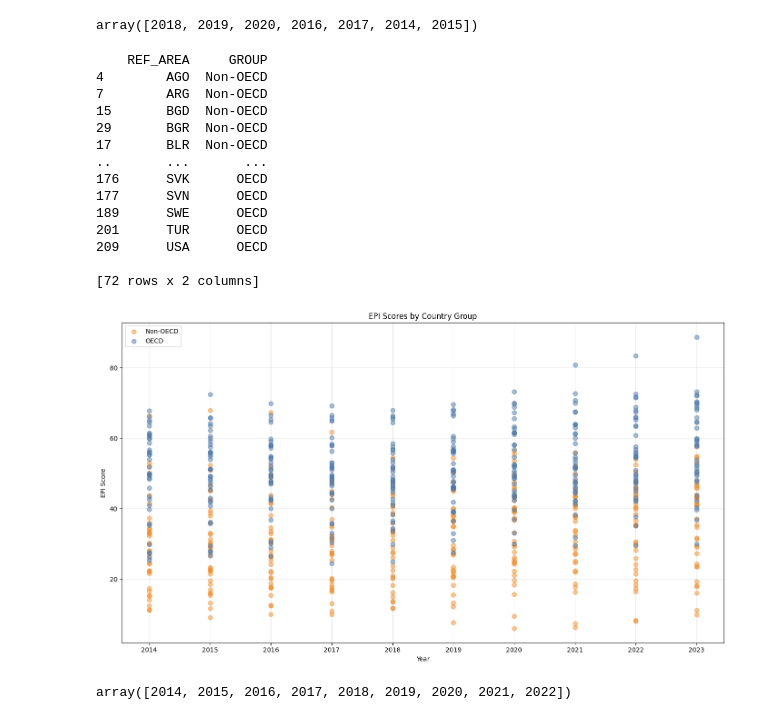
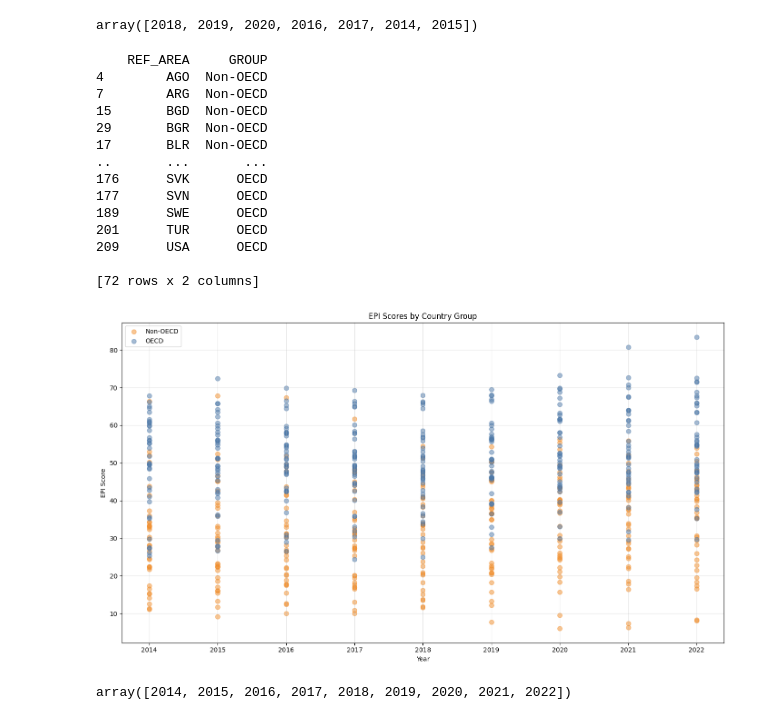
Before and after one commit to asya-99/Thesis-Codes, a Jupyter notebook: python/preprocessing.ipynb, the cells around one changed output. Drawn from its saved outputs; the diff is of its cells as text; code cells hidden in the pictures.

```diff
--- a/python/preprocessing.ipynb
+++ b/python/preprocessing.ipynb
@@ -107,45 +108,7 @@ epi_df = epi_df[epi_df["REF_AREA"].isin(COUNTRY_SET)]
 epi_df.to_excel("./output/EPI.xlsx")
 epi_df.to_csv("./output/EPI.csv")
 # %%
-import numpy as np
-import matplotlib.pyplot as plt
-
-INDICATORS = ["BCA", "CDA", "CHA",
-              "FGA", "GHO", "GTI",
-              "GTP", "LUF", "NDA"]
-
-INDICATOR_WEIGHTS = {"BCA": 0.03, "CDA": 0.33, "CHA": 0.08,
-                     "FGA": 0.06, "GHO": 0.05, "GTI": 0.2,
-                     "GTP": 0.20, "LUF": 0.02, "NDA": 0.03}
-
-FILEPATHS = [f"./input/EPI/{indicator}_ind_na.csv" for indicator in INDICATORS]
-
-epi_df = pd.DataFrame()
-
-for idx, path in enumerate(FILEPATHS):
-    indicator_name = INDICATORS[idx]
-    df = pd.read_csv(path)
-    df = df.melt(id_vars="iso",
-                 value_vars=[f"{indicator_name}.ind.{year}" for year in range(2014, 2023+1)],
-                 var_name="TIME_PERIOD",
-                 value_name=f"{indicator_name}_VALUE").rename(columns={"iso": "REF_AREA"})
-    if idx == 0:
-        epi_df = df
-    else:
-        epi_df = pd.concat([epi_df, df], axis=1)
-
-epi_df:pd.DataFrame = epi_df.loc[:,~epi_df.columns.duplicated()].copy() # MAGIC
-epi_df["EPI"] = 0
-
-#epi_df.fillna(0.0, inplace=True)
-epi_df = epi_df.dropna()
-
-for indicator_name, weight in INDICATOR_WEIGHTS.items():
-    epi_df["EPI"] += epi_df[f"{indicator_name}_VALUE"] * weight
-    epi_df = epi_df.drop(f"{indicator_name}_VALUE", axis=1)
-
-epi_df["TIME_PERIOD"] = epi_df["TIME_PERIOD"].str.split(".").str[-1].astype(int)
-epi_df = epi_df[epi_df["REF_AREA"].isin(COUNTRY_SET)]
+#plotting EPI scores for OECD and non-OECD nountries
 
 oecd_codes = [
     "AUS", "AUT", "BEL", "CAN", "CHL", "COL", "CRI", "CZE",
@@ -200,35 +163,35 @@ for group, group_df in epi_df.groupby("GROUP"):
         label=group,
         color=colors[group],
         marker=markers[group],
         alpha=0.5,
         s=50
     )
 
-plt.xticks(range(2014, 2023 + 1))
+plt.xticks(range(2014, 2022 + 1))
 plt.xlabel("Year")
 plt.ylabel("EPI Score")
 plt.title("EPI Scores by Country Group")
 plt.legend()
 plt.grid(alpha=0.3)
 plt.tight_layout()
 
 plt.show()
 # %% [output]
     REF_AREA     GROUP
 4        AGO  Non-OECD
 7        ARG  Non-OECD
 15       BGD  Non-OECD
 29       BGR  Non-OECD
 17       BLR  Non-OECD
 ..       ...       ...
 176      SVK      OECD
 177      SVN      OECD
 189      SWE      OECD
 201      TUR      OECD
 209      USA      OECD
 
 [72 rows x 2 columns]
-[figure, old version]
+[figure, new version]
 # %%
 # Pre-processing CCPI : 2020 - 2022
 
```
Also changed, not shown: parts of 2 cells of this notebook, 34 other files.
